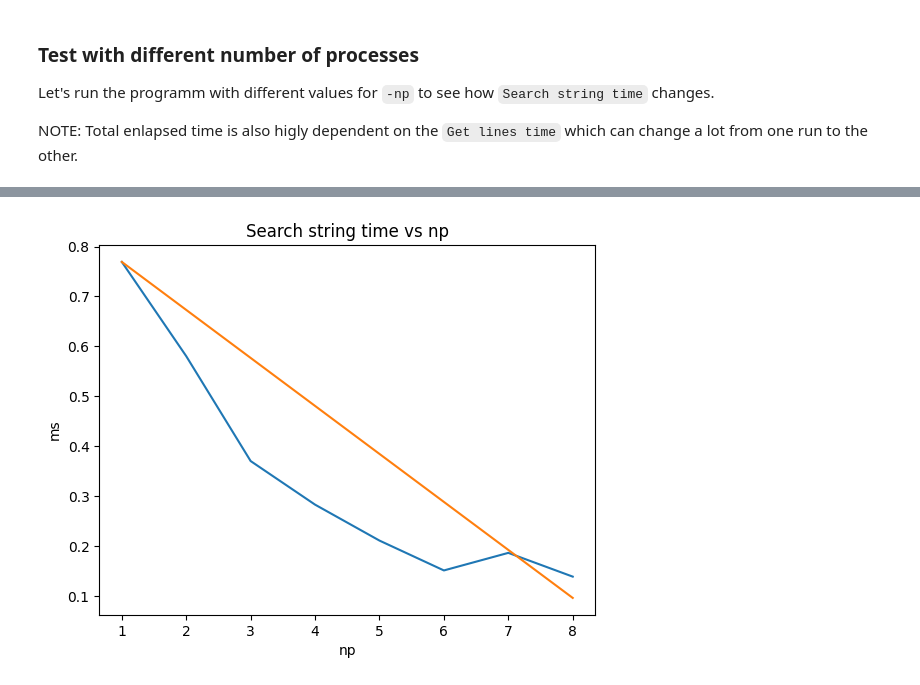
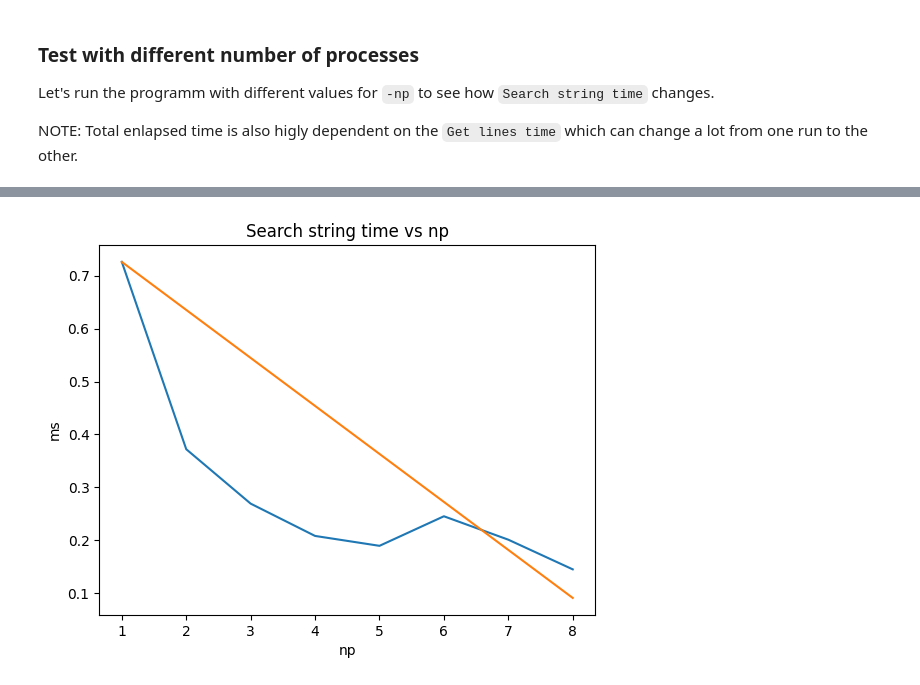
Before and after one commit to paolobasso99/parallel_programming_homework, a Jupyter notebook: Grep_Homework_Solution_Colab.ipynb, the cells around one changed output, grey strips where cells are left out. Cells and saved outputs as stored; diff of their text form; code cells hidden in the pictures.

```diff
--- a/Grep_Homework_Solution_Colab.ipynb
+++ b/Grep_Homework_Solution_Colab.ipynb
@@ -1726,14 +1728,14 @@ Total enlapsed time: 11.0319ms
 # %%
 import matplotlib.pyplot as plt
 
 nps = [1, 2, 3, 4, 5, 6, 7, 8]
-# Times as read from an example run
-times = [0.7692, 0.5804, 0.3703, 0.283, 0.211, 0.1512, 0.1864, 0.1388]
+# Times as read from an example run in my local machine
+times = [0.7262, 0.372, 0.2691, 0.208, 0.1893, 0.2452, 0.2009, 0.1448]
 
 plt.title("Search string time vs np")
 plt.plot(nps, times, [1, 8], [times[0], times[0]/8])
 plt.ylabel('ms')
 plt.xlabel('np')
 plt.show()
 # %% [output]
-[figure, old version]
+[figure, new version]
```
Also changed, not shown: parts of 12 cells of this notebook, 1 other file.
